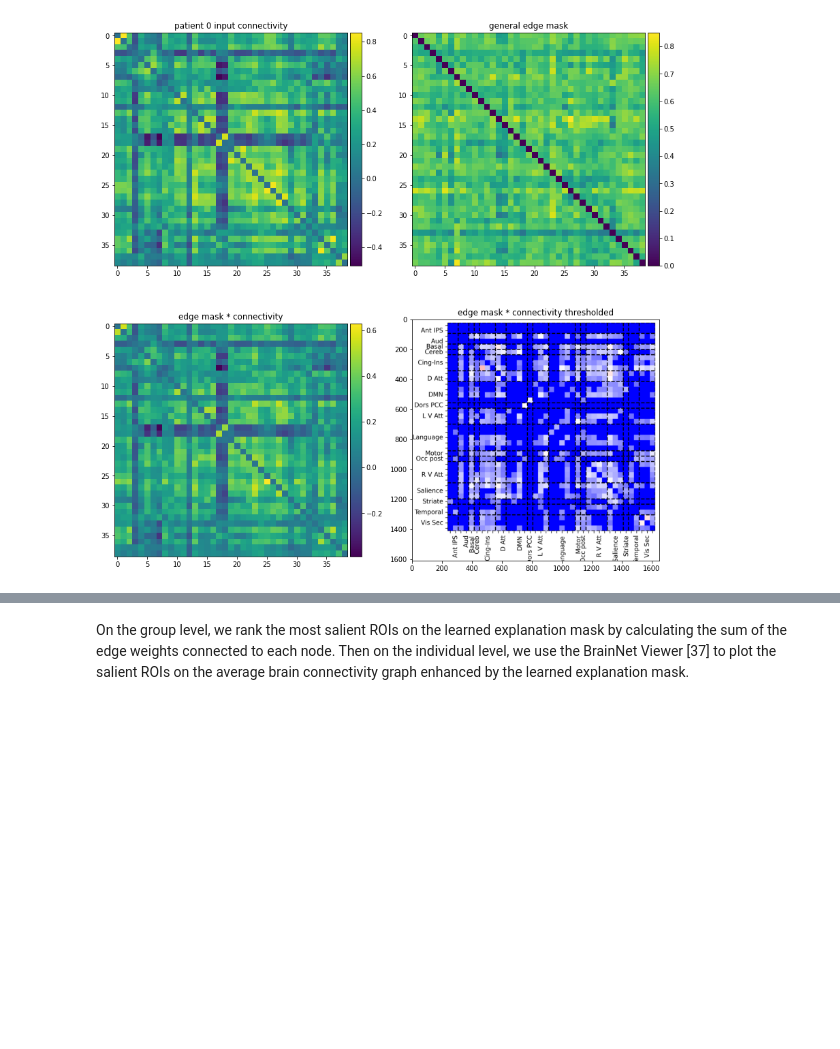
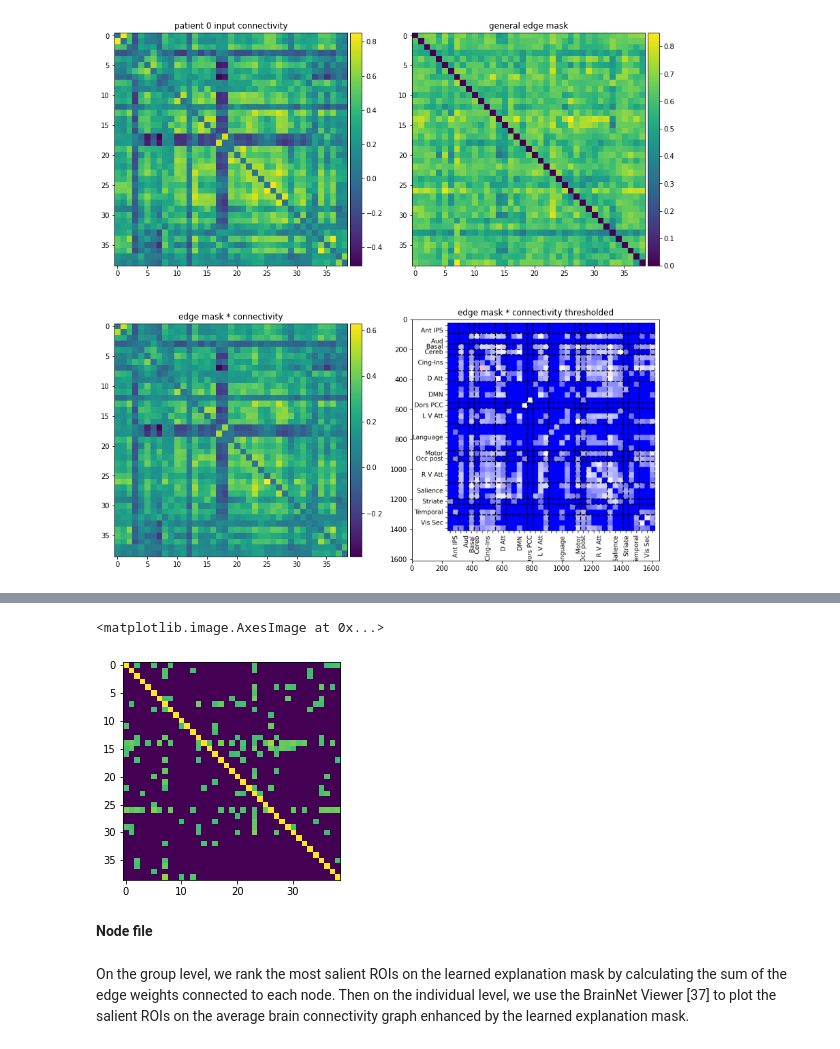
Before and after one commit to BobrG/neuro-gnn-project, a Jupyter notebook: run_gnnexplainer.ipynb, the cells around one changed output, grey strips where cells are left out. Drawn from its saved outputs; the diff is of its cells as text; code cells hidden in the pictures; blank space fills up the shorter version.

```diff
--- a/run_gnnexplainer.ipynb
+++ b/run_gnnexplainer.ipynb
@@ -216,0 +242,8 @@ As the authors, we will use shared edge mask produced by the *explainer* to crea
+# %%
+thresh_edgemask = np.loadtxt('./IBGNN_modified/fig/explainer_Schiza_seed112078_sharedmask.edge')
+plt.imshow(thresh_edgemask)
+# %% [output]
+<matplotlib.image.AxesImage at 0x...>
+[figure, added]
+# %% [markdown]
+**Node file**
```
Also changed, not shown: parts of 5 cells of this notebook, 4 other files.
